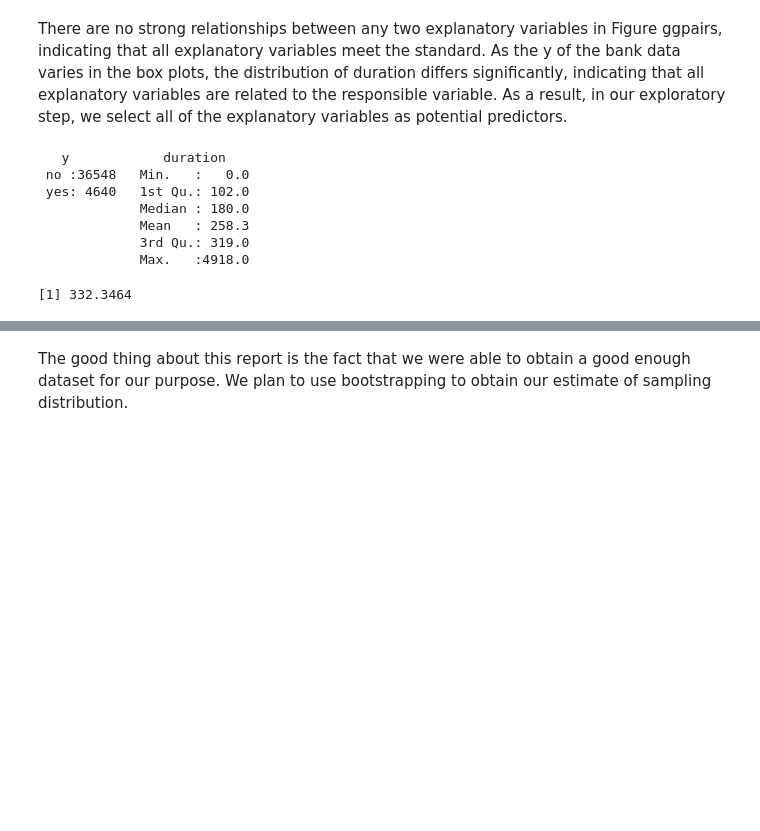
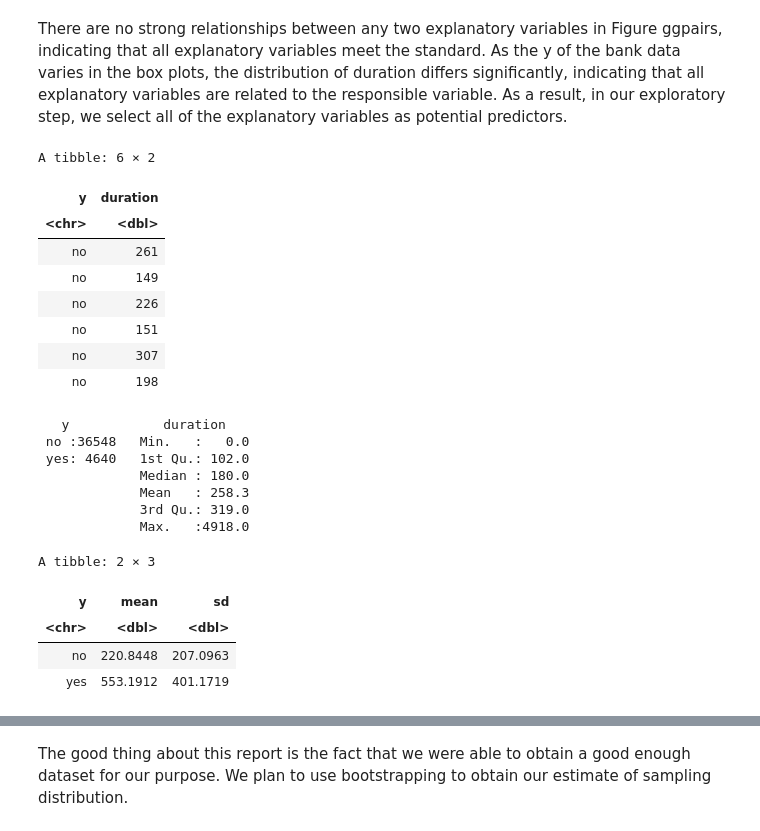
Before and after one commit to camirr/Call-Durations-and-Sales-Outcome-in-Telemarketing-Campaigns-Case-Study, a Jupyter notebook: Proposal.ipynb, the cells around one changed output, grey strips where cells are left out. Cells and saved outputs as stored; diff of their text form; code cells hidden in the pictures; blank space fills up the shorter version.

```diff
--- a/Proposal.ipynb
+++ b/Proposal.ipynb
@@ -163,20 +163,30 @@ There are no strong relationships between any two explanatory variables in Figur
 # %%
 #select the data that we need
 bank_data_sample <- bank_data %>%
                 select(y, duration)
 
 bank_data_summary <- bank_data_sample %>%
                     mutate(y = as.factor(y))%>%
                     summary()
+head(bank_data_sample)
 bank_data_summary
 # %% [output]
-   y            duration
- no :36548   Min.   :   0.0
- yes: 4640   1st Qu.: 102.0
-             Median : 180.0
-             Mean   : 258.3
-             3rd Qu.: 319.0
-             Max.   :4918.0
+A tibble: 6 × 2
+| y | duration |
+| <chr> | <dbl> |
+| no | 261 |
+| no | 149 |
+| no | 226 |
+| no | 151 |
+| no | 307 |
+| no | 198 |
+   y            duration
+ no :36548   Min.   :   0.0
+ yes: 4640   1st Qu.: 102.0
+             Median : 180.0
+             Mean   : 258.3
+             3rd Qu.: 319.0
+             Max.   :4918.0
 # %%
 # number of row
 number_rows <- bank_data_sample %>%
@@ -187,17 +197,13 @@ number_rows <- bank_data_sample %>%
 sample_estimates<- bank_data_sample %>%
                 group_by(y) %>%
                 summarize(mean = mean(duration),sd = sd(duration))
-
-
-# Compute difference in sample means between call duration of a successful outcome and a failure
-sample_means_diff <- sample_estimates%>%
-                    select(y, mean)%>%
-                    pivot_wider(names_from = y, values_from = mean)%>%
-                    transmute(diff = yes - no)%>%
-                    pull()
-sample_means_diff
+sample_estimates
 # %% [output]
-[1] 332.3464
+A tibble: 2 × 3
+| y | mean | sd |
+| <chr> | <dbl> | <dbl> |
+| no | 220.8448 | 207.0963 |
+| yes | 553.1912 | 401.1719 |
 # %%
 # Sample distribution
 options(repr.plot.width = 15, repr.plot.height = 8)
```
Also changed, not shown: parts of 10 cells of this notebook.
